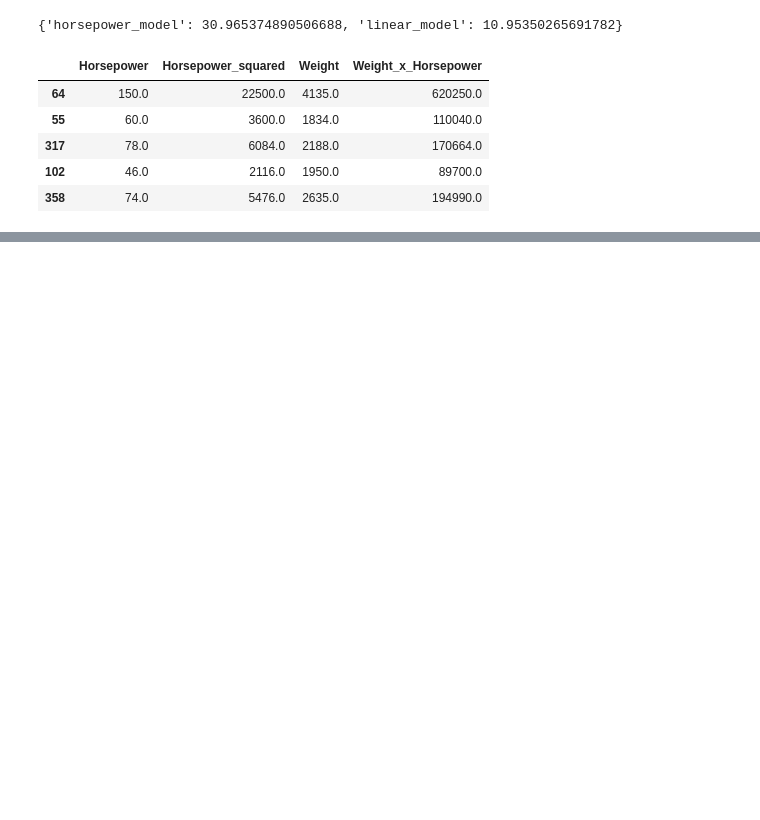
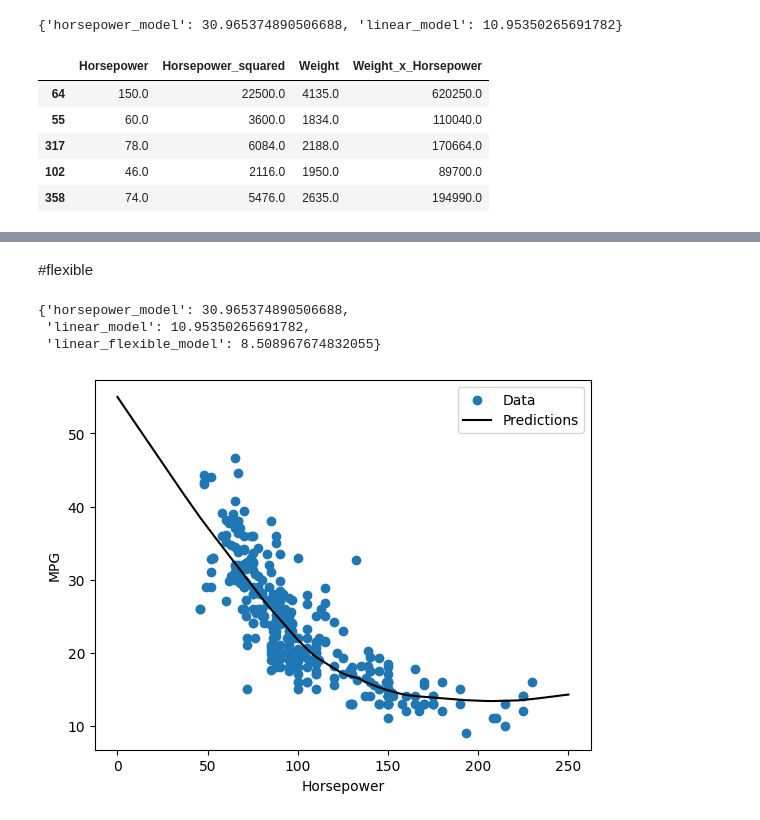
Before and after one commit to 2026-2-fundamentos/std-max-steven-hurtado-ramos, a Jupyter notebook: P200_regresion_basica/notebooks/notebook.ipynb, the cells around one changed output, grey strips where cells are left out. Saved outputs shown, nothing was run; the diff lists cells and outputs as text; code cells hidden in the pictures; blank space fills up the shorter version.

```diff
--- a/P200_regresion_basica/notebooks/notebook.ipynb
+++ b/P200_regresion_basica/notebooks/notebook.ipynb
@@ -720,0 +759,80 @@ train_features_flexible[["Horsepower", "Horsepower_squared", "Weight", "Weight_x
+# %% [markdown]
+#flexible
+# %%
+from sklearn.impute import SimpleImputer
+from sklearn.pipeline import Pipeline
+
+flexible_numeric_features = (
+    train_features_flexible
+    .select_dtypes(include="number")
+    .columns
+    .tolist()
+)
+
+numeric_preprocessor = Pipeline(steps=[
+    ("imputer", SimpleImputer(strategy="median")),
+    ("scaler", StandardScaler()),
+])
+
+categorical_preprocessor = Pipeline(steps=[
+    ("imputer", SimpleImputer(strategy="most_frequent")),
+    ("encoder", OneHotEncoder(
+        handle_unknown="ignore",
+        sparse_output=False,
+    )),
+])
+
+flexible_features_preprocessor = ColumnTransformer(
+    transformers=[
+        ("numeric", numeric_preprocessor, flexible_numeric_features),
+        ("origin", categorical_preprocessor, categorical_features),
+    ],
+)
+
+flexible_train_features = flexible_features_preprocessor.fit_transform(
+    train_features_flexible
+)
+flexible_test_features = flexible_features_preprocessor.transform(
+    test_features_flexible
+)
+
+linear_flexible_model = LinearRegression()
+linear_flexible_model.fit(flexible_train_features, train_labels)
+
+flexible_predictions = linear_flexible_model.predict(flexible_test_features)
+
+test_results["linear_flexible_model"] = mean_squared_error(
+    y_true=test_labels,
+    y_pred=flexible_predictions,
+)
+
+test_results
+# %% [output]
+{'horsepower_model': 30.965374890506688,
+ 'linear_model': 10.95350265691782,
+ 'linear_flexible_model': 8.508967674832055}
+# %%
+
+# Red neuronal con una sola entrada (Horsepower)
+
+from sklearn.neural_network import MLPRegressor
+
+mlp_horsepower = MLPRegressor(
+    max_iter=10000,
+    hidden_layer_sizes=(64, 64),
+    activation="relu",
+    solver="adam",
+    learning_rate_init=0.001,
+    validation_fraction=0.2,
+    early_stopping=True,
+    random_state=0,
+)
+mlp_horsepower.fit(standarized_train_horsepower, train_labels)
+
+y = mlp_horsepower.predict(scaled_x)
+plot_horsepower(x, y)
+
+
+# --
+# %% [output]
+[figure, added]
```
Also changed, not shown: parts of 34 cells of this notebook, 8 other files.
